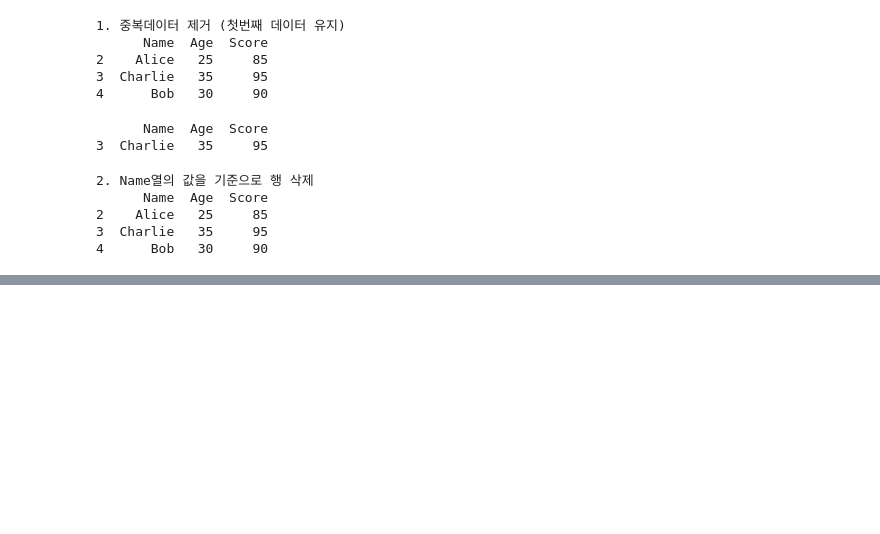
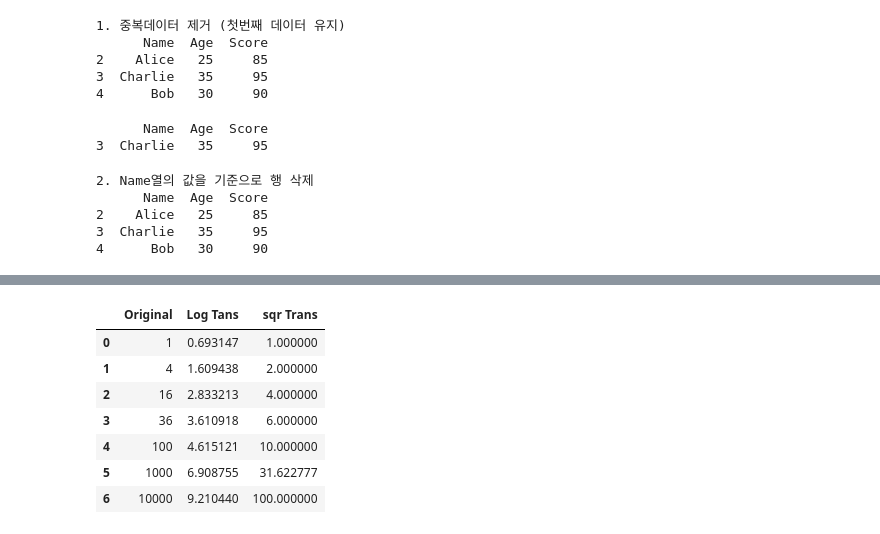
Before and after one commit to juhyeonjyu/SKRookies-ai-machine-learning, a Jupyter notebook: ai_2.ipynb, the cells around one changed output, grey strips where cells are left out. Saved outputs shown, nothing was run; the diff lists cells and outputs as text; code cells hidden in the pictures; blank space fills up the shorter version.

```diff
--- a/ai_2.ipynb
+++ b/ai_2.ipynb
@@ -508,0 +511,2 @@ print(df_2)
+# %%
+data = pd.DataFrame({'Original': [1, 4, 16, 36, 100, 1000, 10000]})
@@ -508,0 +526,2 @@ print(df_2)
+# %%
+data['Log Tans'] = np.log1p(data['Original'])   # 극과 극 차이를 줄여줌
@@ -508,0 +539,13 @@ print(df_2)
+# %%
+data['sqr Trans'] = np.sqrt(data['Original'])
+# %%
+data
+# %% [output]
+|  | Original | Log Tans | sqr Trans |
+| 0 | 1 | 0.693147 | 1.000000 |
+| 1 | 4 | 1.609438 | 2.000000 |
+| 2 | 16 | 2.833213 | 4.000000 |
+| 3 | 36 | 3.610918 | 6.000000 |
+| 4 | 100 | 4.615121 | 10.000000 |
+| 5 | 1000 | 6.908755 | 31.622777 |
+| 6 | 10000 | 9.210440 | 100.000000 |
```
Also changed, not shown: parts of 16 cells of this notebook, 3 other files.
